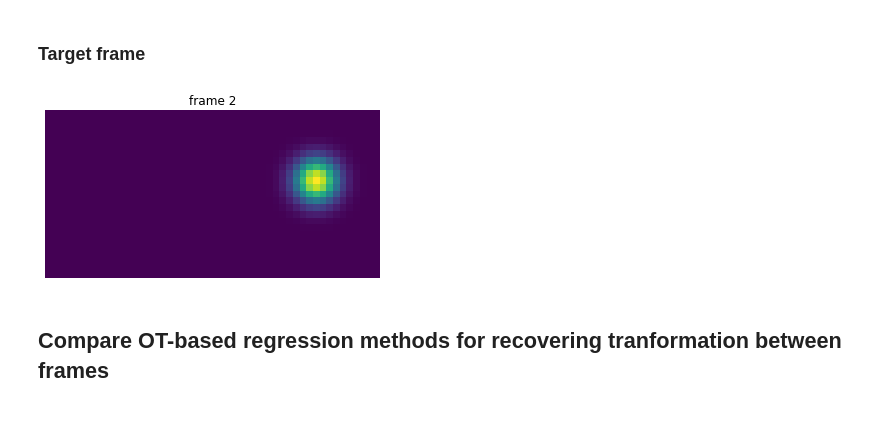
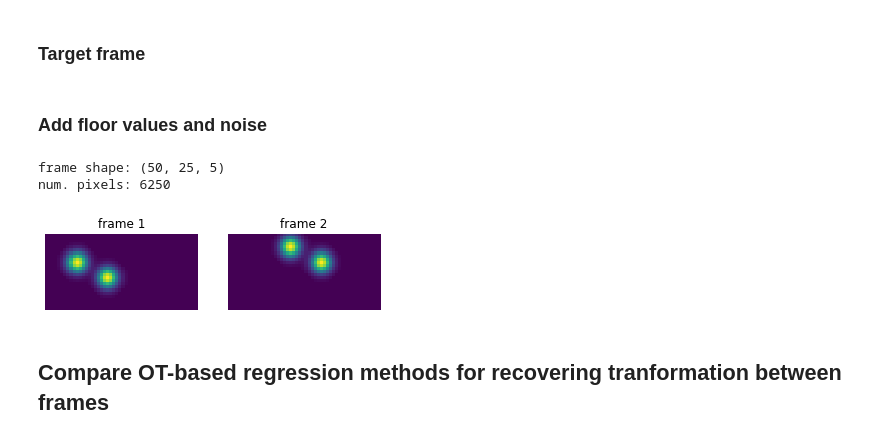
Before and after one commit to evarol/ot_tracking, a Jupyter notebook: python/notebooks/ot_regression.ipynb, the cells around one changed output. Drawn from its saved outputs; the diff is of its cells as text; code cells hidden in the pictures.

```diff
--- a/python/notebooks/ot_regression.ipynb
+++ b/python/notebooks/ot_regression.ipynb
@@ -42,21 +39,50 @@ num. pixels: 6250
 ### Target frame
 # %%
 # Affine transformation to apply to source image
+#theta = np.pi / 16
+#beta = np.array([
+#    [np.cos(theta), -np.sin(theta), 0],
+#    [np.sin(theta),  np.cos(theta), 0],
+#    [0,              0,             1]
+#])
 beta = np.eye(3, 3)
-alpha = np.array([20, 0, 0])
+alpha = np.array([10, 5, 0])
+#alpha = np.array([0, 0, 0])
 
-# Inverse of transformation (for transforming frame)
+# Transform source frame into target frame (requires inverse transform)
 inv_beta = np.linalg.inv(beta)
 inv_alpha = -inv_beta @ alpha
-
-# Transform source frame into target frame
 frame_2 = affine_transform(frame_1, inv_beta, inv_alpha)
-
-plt.imshow(np.max(frame_2, 2).T);
-plt.title('frame 2')
-plt.axis('off');
-# %% [output]
-[figure, removed]
+# %% [markdown]
+### Add floor values and noise
+# %%
+# Parameters
+floor_val = 1e-7
+noise_level = 0
+
+# Noise is absolute value of Gaussian
+noise_1 = np.abs(np.random.randn(*img_shape)) * noise_level
+noise_2 = np.abs(np.random.randn(*img_shape)) * noise_level
+
+frame_1 = frame_1 + floor_val + noise_1
+frame_2 = frame_2 + floor_val + noise_2
+# %%
+plt.subplot(121)
+plot_maxproj(frame_1)
+plt.title('frame 1')
+plt.axis('off');
+
+plt.subplot(122)
+plot_maxproj(frame_2)
+plt.title('frame 2')
+plt.axis('off');
+
+print(f'frame shape: {img_shape}')
+print(f'num. pixels: {n_pixels}')
+# %% [output]
+frame shape: (50, 25, 5)
+num. pixels: 6250
+[figure, added]
 # %% [markdown]
 ## Compare OT-based regression methods for recovering tranformation between frames
 # %% [markdown]
```
Also changed, not shown: parts of 17 cells of this notebook, 2 other files.
